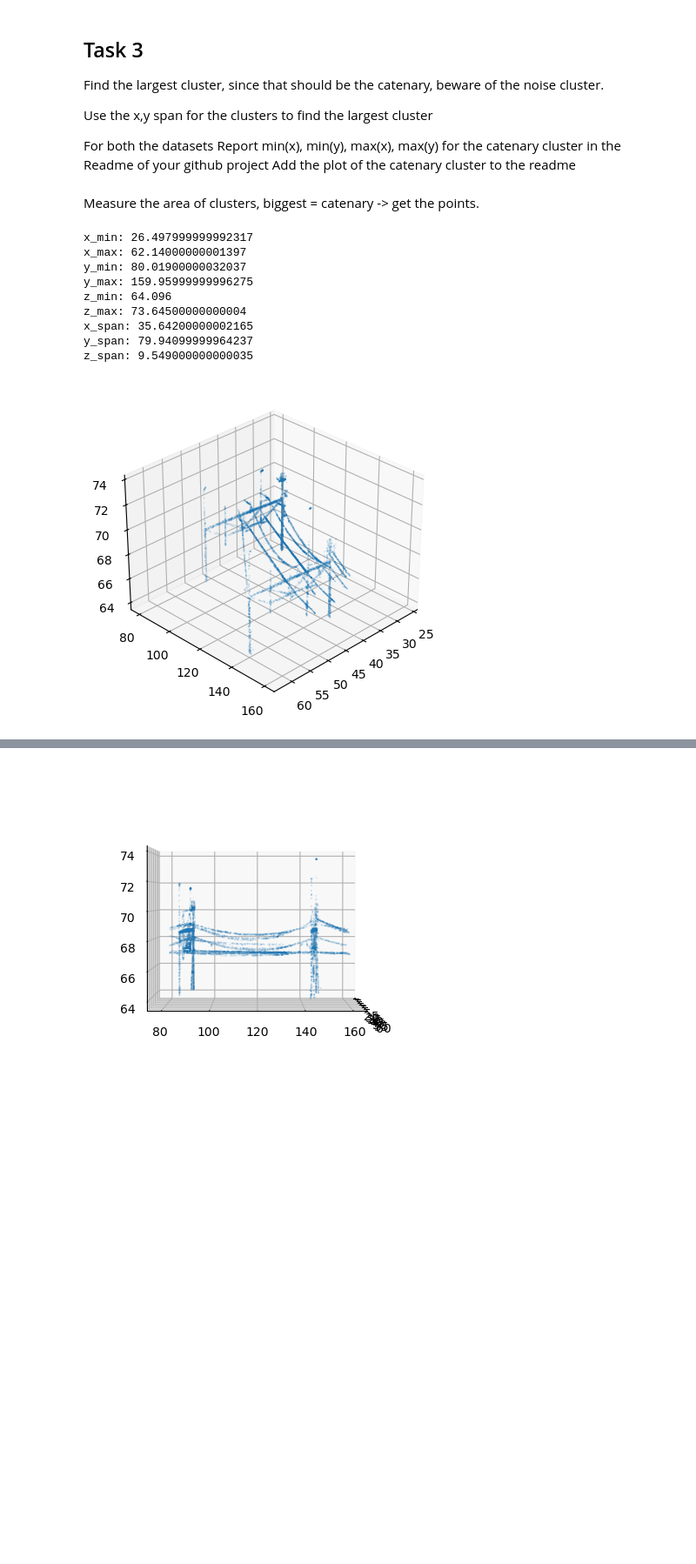
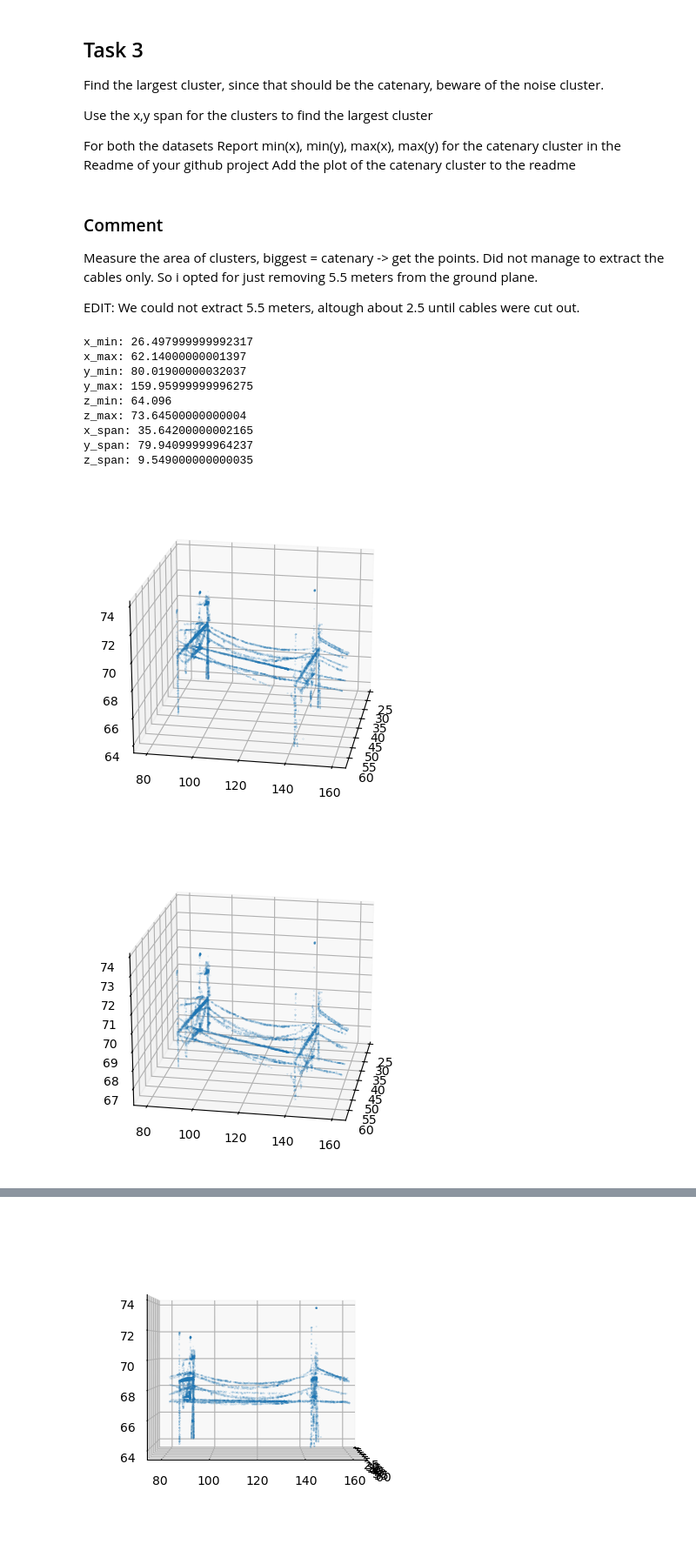
Before and after one commit to flod1n/D7018B-IAI-for-Operation-and-Maintenance, a Jupyter notebook: Assignment 5/share.ipynb, the cells around one changed output, grey strips where cells are left out. Shown at 87% size. Saved outputs shown, nothing was run; the diff lists cells and outputs as text; code cells hidden in the pictures; blank space fills up the shorter version.

```diff
--- a/Assignment 5/share.ipynb
+++ b/Assignment 5/share.ipynb
@@ -214,7 +214,12 @@ For both the datasets
 Report min(x), min(y), max(x), max(y) for the catenary cluster in the Readme of your github project
 Add the plot of the catenary cluster to the readme
 # %% [markdown]
+### Comment
+
 Measure the area of clusters, biggest = catenary -> get the points.
+Did not manage to extract the cables only. So i opted for just removing 5.5 meters from the ground plane.
+
+EDIT: We could not extract 5.5 meters, altough about 2.5 until cables were cut out.
 # %%
 def get_largest_cluster(points, labels):
 
@@ -263,31 +268,34 @@ def get_largest_cluster(points, labels):
 # %%
 pcd = np.load("dataset1.npy")
 est_ground_level = get_ground_level(pcd)
 pcd_above_ground = pcd[pcd[:,2] > est_ground_level]
 
 eps = 2.25
 
 clustering = DBSCAN(eps=eps, min_samples=5).fit(pcd_above_ground)
 labels = clustering.labels_
 clusters = len(set(labels)) - (1 if -1 in labels else 0)
 
 pcd_cluster, boundry1 = get_largest_cluster(pcd_above_ground, labels)
 
+pcd_catenary = pcd_cluster[pcd_cluster[:,2] > pcd_cluster[:,2].min() + 2.5]
+
 for key, value in boundry1.items():
     print(f"{key}: {value}")
-
-show_cloud(pcd_cluster, elev=30, azim=45)
+show_cloud(pcd_cluster, elev=20, azim=10)
+show_cloud(pcd_catenary, elev=20, azim=10)
 # %% [output]
 x_min: 26.497999999992317
 x_max: 62.14000000001397
 y_min: 80.01900000032037
 y_max: 159.95999999996275
 z_min: 64.096
 z_max: 73.64500000000004
 x_span: 35.64200000002165
 y_span: 79.94099999964237
 z_span: 9.549000000000035
-[figure, old version]
+[figure, new version]
+[figure, added]
 # %%
 pcd2 = np.load("dataset2.npy")
 est_ground_level = get_ground_level(pcd2)
```
Also changed, not shown: parts of 1 cell of this notebook, 2 other files.
